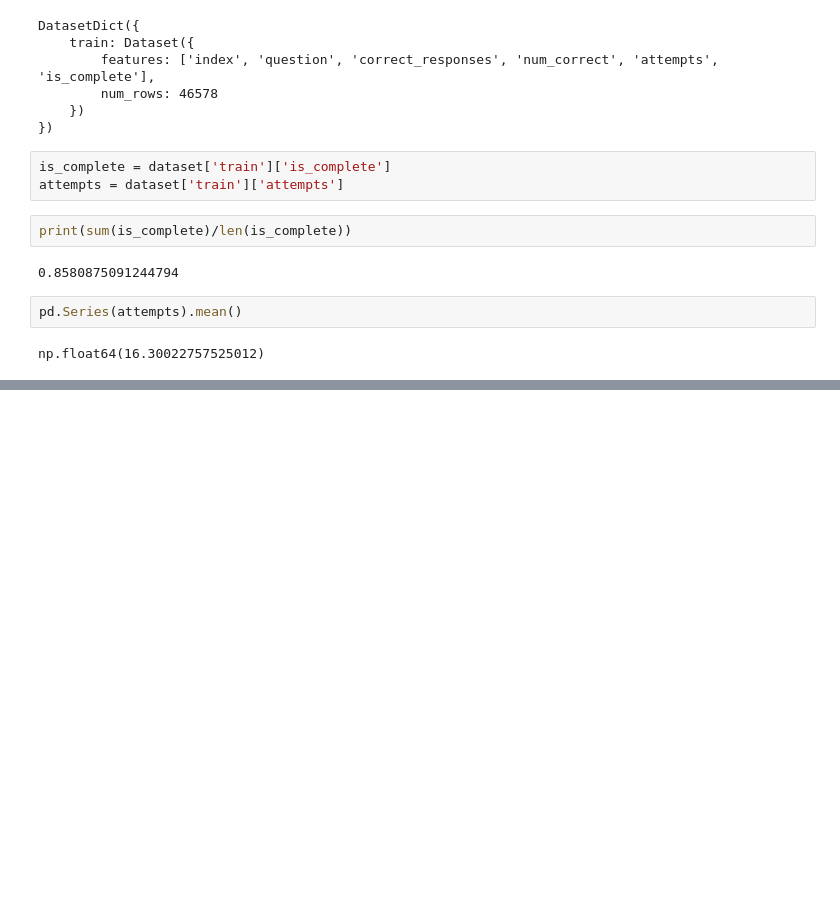
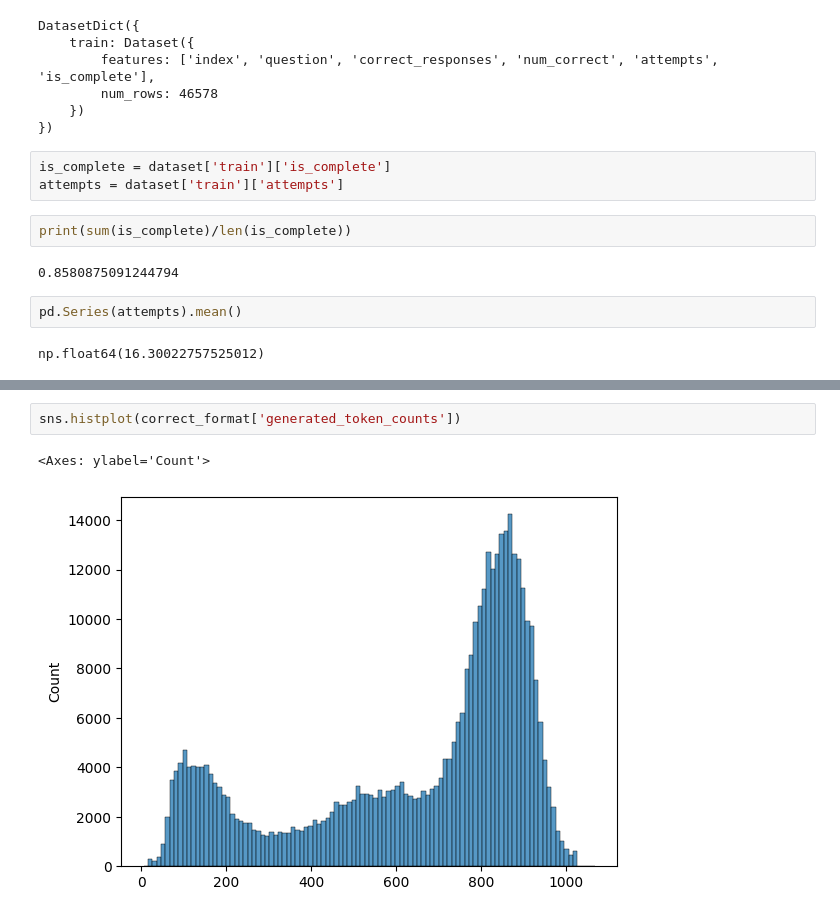
Before and after one commit to Aochong-Li/perturb-r, a Jupyter notebook: notebook/datasets.ipynb, the cells around one changed output, grey strips where cells are left out. Drawn from its saved outputs; the diff is of its cells as text; blank space fills up the shorter version.

```diff
--- a/notebook/datasets.ipynb
+++ b/notebook/datasets.ipynb
@@ -505,0 +613,5 @@ np.float64(16.30022757525012)
+# %%
+sns.histplot(correct_format['generated_token_counts'])
+# %% [output]
+<Axes: ylabel='Count'>
+[figure, added]
```
Also changed, not shown: parts of 11 cells of this notebook, 2 other files.
